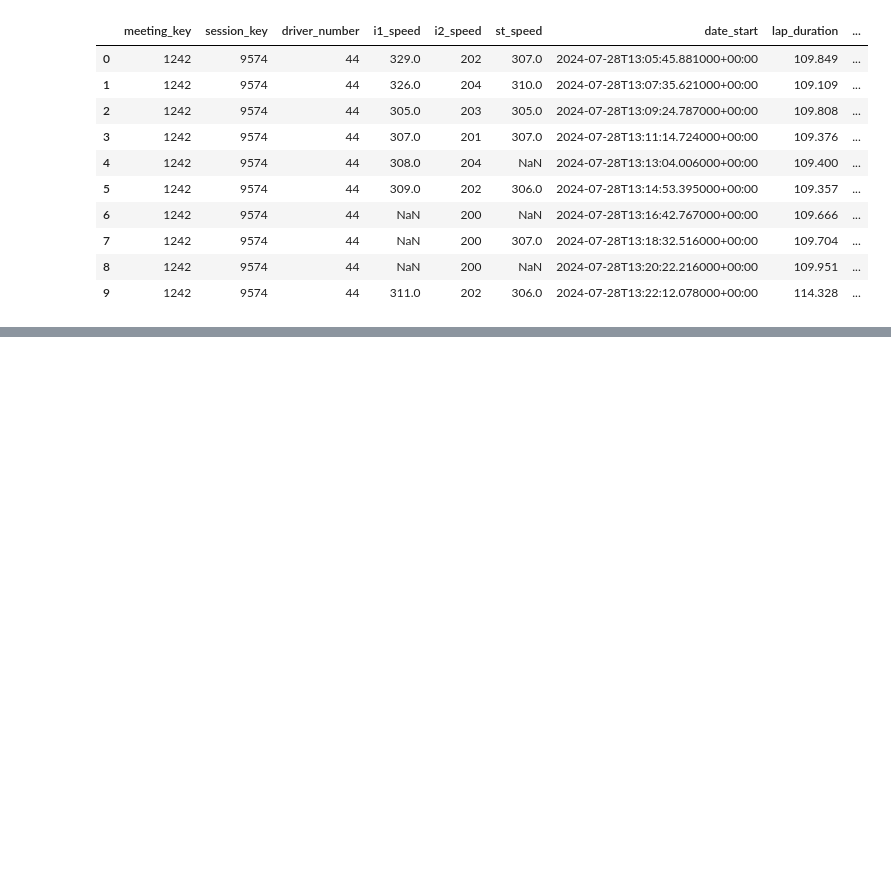
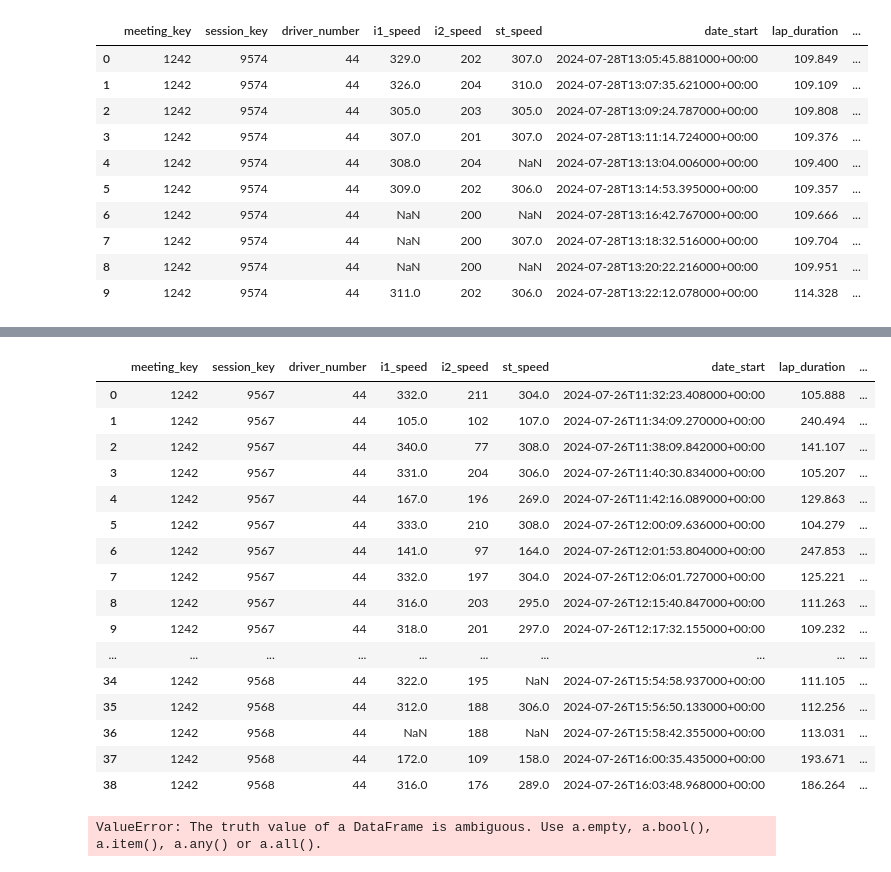
Before and after one commit to nigel-wright/Formula1, a Jupyter notebook: SPA.ipynb, the cells around one changed output, grey strips where cells are left out. Drawn from its saved outputs; the diff is of its cells as text; code cells hidden in the pictures; blank space fills up the shorter version.

```diff
--- a/SPA.ipynb
+++ b/SPA.ipynb
@@ -106,4 +106,8 @@ def get_session(country, year, type):
     }
 
     return data_list
+
+def clean_session(df):
+    df = df.drop(columns=['meeting_key'])
+    return df
 # %%
@@ -216,0 +248,32 @@ Lap data for car No. 63 is on its way!!
+# %%
+display(practice_data)
+# %% [output]
+|  | meeting_key | session_key | driver_number | i1_speed | i2_speed | st_speed | date_start | lap_duration | ... |
+| 0 | 1242 | 9567 | 44 | 332.0 | 211 | 304.0 | 2024-07-26T11:32:23.408000+00:00 | 105.888 | ... |
+| 1 | 1242 | 9567 | 44 | 105.0 | 102 | 107.0 | 2024-07-26T11:34:09.270000+00:00 | 240.494 | ... |
+| 2 | 1242 | 9567 | 44 | 340.0 | 77 | 308.0 | 2024-07-26T11:38:09.842000+00:00 | 141.107 | ... |
+| 3 | 1242 | 9567 | 44 | 331.0 | 204 | 306.0 | 2024-07-26T11:40:30.834000+00:00 | 105.207 | ... |
+| 4 | 1242 | 9567 | 44 | 167.0 | 196 | 269.0 | 2024-07-26T11:42:16.089000+00:00 | 129.863 | ... |
+| 5 | 1242 | 9567 | 44 | 333.0 | 210 | 308.0 | 2024-07-26T12:00:09.636000+00:00 | 104.279 | ... |
+| 6 | 1242 | 9567 | 44 | 141.0 | 97 | 164.0 | 2024-07-26T12:01:53.804000+00:00 | 247.853 | ... |
+| 7 | 1242 | 9567 | 44 | 332.0 | 197 | 304.0 | 2024-07-26T12:06:01.727000+00:00 | 125.221 | ... |
+| 8 | 1242 | 9567 | 44 | 316.0 | 203 | 295.0 | 2024-07-26T12:15:40.847000+00:00 | 111.263 | ... |
+| 9 | 1242 | 9567 | 44 | 318.0 | 201 | 297.0 | 2024-07-26T12:17:32.155000+00:00 | 109.232 | ... |
+| ... | ... | ... | ... | ... | ... | ... | ... | ... | ... |
+| 34 | 1242 | 9568 | 44 | 322.0 | 195 | NaN | 2024-07-26T15:54:58.937000+00:00 | 111.105 | ... |
+| 35 | 1242 | 9568 | 44 | 312.0 | 188 | 306.0 | 2024-07-26T15:56:50.133000+00:00 | 112.256 | ... |
+| 36 | 1242 | 9568 | 44 | NaN | 188 | NaN | 2024-07-26T15:58:42.355000+00:00 | 113.031 | ... |
+| 37 | 1242 | 9568 | 44 | 172.0 | 109 | 158.0 | 2024-07-26T16:00:35.435000+00:00 | 193.671 | ... |
+| 38 | 1242 | 9568 | 44 | 316.0 | 176 | 289.0 | 2024-07-26T16:03:48.968000+00:00 | 186.264 | ... |
+# %%
+# full code example using machine learning (pt.2)
+# Step 5: get the race data for comparison
+race_data = []
+session  = get_session('Belgium', '2024', 'Race')
+print('hi')
+session
+race_data = get_lapData(session=session[0], car_no=car_no, start=1, end=44)
+
+race_data
+# %% [output]
+ValueError: The truth value of a DataFrame is ambiguous. Use a.empty, a.bool(), a.item(), a.any() or a.all().
```
Also changed, not shown: parts of 4 cells of this notebook, 2 other files.
